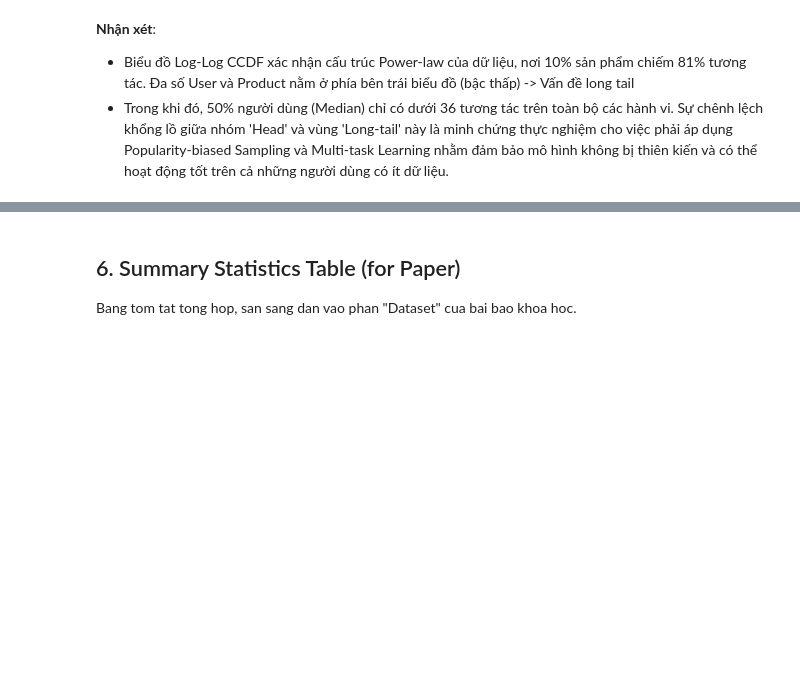
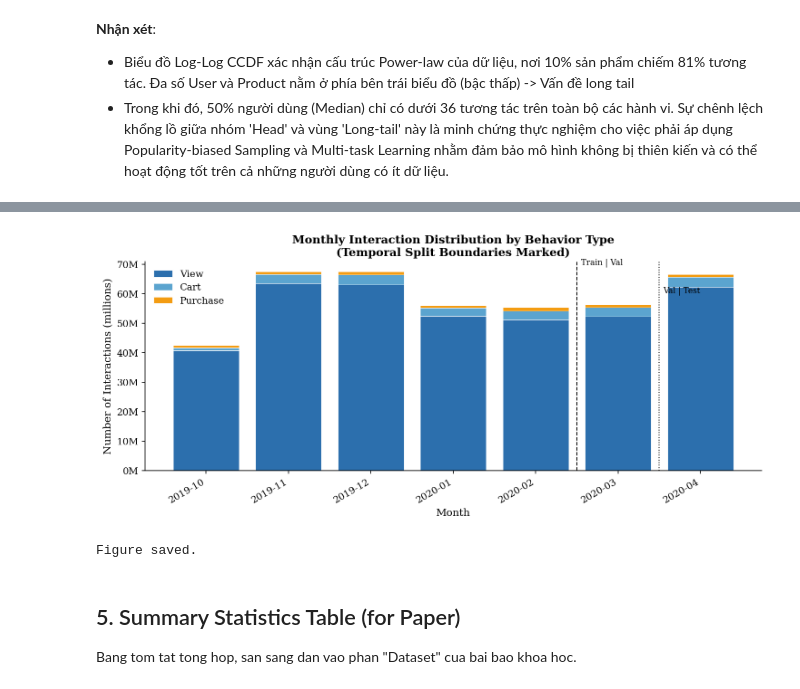
Before and after one commit to nguyenmaiductrong/heterogeneous-graph-based-ecom-recsys, a Jupyter notebook: notebooks/01_graph_eda.ipynb, the cells around one changed output, grey strips where cells are left out. Saved outputs shown, nothing was run; the diff lists cells and outputs as text; code cells hidden in the pictures; blank space fills up the shorter version.

```diff
--- a/notebooks/01_graph_eda.ipynb
+++ b/notebooks/01_graph_eda.ipynb
@@ -441,9 +406,12 @@ print(df_all.dtypes)
 # %%
-df_all['year_month'] = df_all['event_time'].dt.to_period('M').astype(str)
-monthly_pd = (
-    df_all.groupby(['year_month', 'event_type'])
-    .size()
-    .reset_index(name='count')
-    .sort_values('year_month')
+from pyspark.sql.functions import col, date_format
+
+df_all = df_all.withColumn("year_month", date_format(col("event_time"), "yyyy-MM"))
+
+monthly_spark = (
+    df_all.groupBy("year_month", "event_type")
+    .count()
+    .orderBy("year_month")
 )
-print(monthly_pd.to_string(index=False))
+
+monthly_spark.show(n=100, truncate=False)
@@ -450,5 +437,12 @@ print(monthly_pd.to_string(index=False))
 # %%
-# Ve bieu do stacked bar chart: phan bo tuong tac theo thang
+import matplotlib.pyplot as plt
+import matplotlib.ticker as mticker
+import seaborn as sns
+import numpy as np
+import os
+
+monthly_pd = monthly_spark.toPandas()
+
 pivot = monthly_pd.pivot(index='year_month', columns='event_type', values='count').fillna(0)
 col_order = [c for c in ['view', 'cart', 'purchase'] if c in pivot.columns]
 pivot = pivot[col_order]
@@ -457,6 +451,7 @@ colors_beh = {'view': '#2c6fad', 'cart': '#5ba4cf', 'purchase': '#f39c12'}
 
 fig, ax = plt.subplots(figsize=(10, 4.5))
 bottom = np.zeros(len(pivot))
+
 for col in col_order:
     vals = pivot[col].values / 1e6
     ax.bar(
@@ -467,34 +462,37 @@ for col in col_order:
     )
     bottom += vals
 
-# Danh dau ranh gioi split
 months = list(pivot.index)
-train_end_month = '2020-01'
-val_end_month   = '2020-02'
+train_end_month = '2020-02'
+val_end_month   = '2020-03'
 
 if train_end_month in months:
     split_x = months.index(train_end_month) + 0.5
     ax.axvline(split_x, color='black', linestyle='--', linewidth=1.0)
     ax.text(split_x + 0.05, bottom.max() * 1.02, 'Train | Val',
             fontsize=8.5, va='bottom', ha='left')
 
 if val_end_month in months:
     split_x2 = months.index(val_end_month) + 0.5
     ax.axvline(split_x2, color='black', linestyle=':', linewidth=1.0)
     ax.text(split_x2 + 0.05, bottom.max() * 0.88, 'Val | Test',
             fontsize=8.5, va='bottom', ha='left')
 
 ax.set_xlabel('Month')
 ax.set_ylabel('Number of Interactions (millions)')
 ax.set_title('Monthly Interaction Distribution by Behavior Type\n(Temporal Split Boundaries Marked)')
 ax.legend(frameon=False, loc='upper left')
 ax.set_xticks(range(len(months)))
 ax.set_xticklabels(months, rotation=30, ha='right')
 ax.yaxis.set_major_formatter(mticker.FuncFormatter(lambda x, _: f'{x:.0f}M'))
 sns.despine(ax=ax)
 
+
 plt.tight_layout()
 plt.savefig(os.path.join(FIG_DIR, 'fig_temporal_distribution.pdf'))
 plt.savefig(os.path.join(FIG_DIR, 'fig_temporal_distribution.png'))
 plt.show()
 print('Figure saved.')
+# %% [output]
+[figure, added]
+Figure saved.
@@ -532,5 +499,5 @@ del df_all, split_summary
 # %% [markdown]
-## 6. Summary Statistics Table (for Paper)
+## 5. Summary Statistics Table (for Paper)
 
 Bang tom tat tong hop, san sang dan vao phan "Dataset" cua bai bao khoa hoc.
 # %%
```
Also changed, not shown: parts of 18 cells of this notebook, 1 other file.
